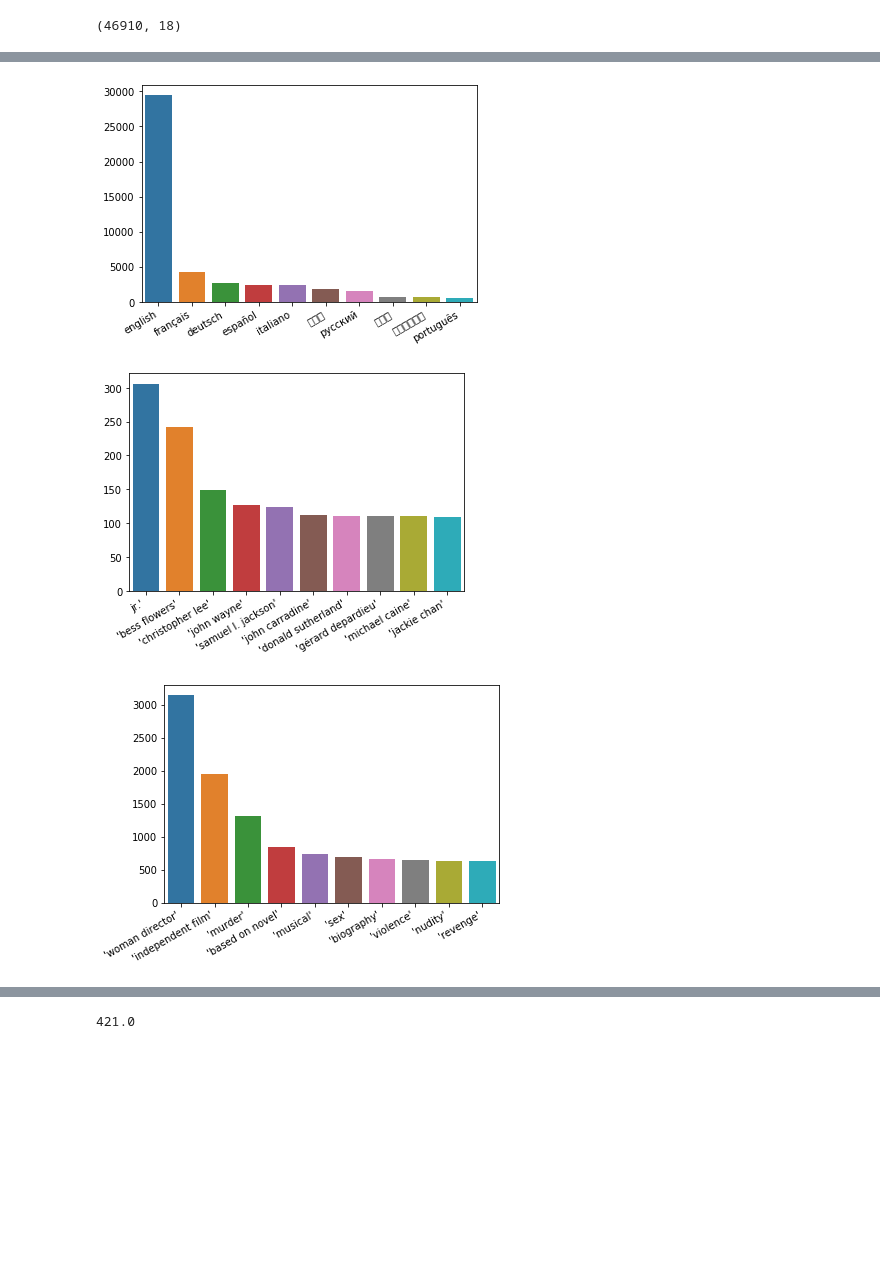
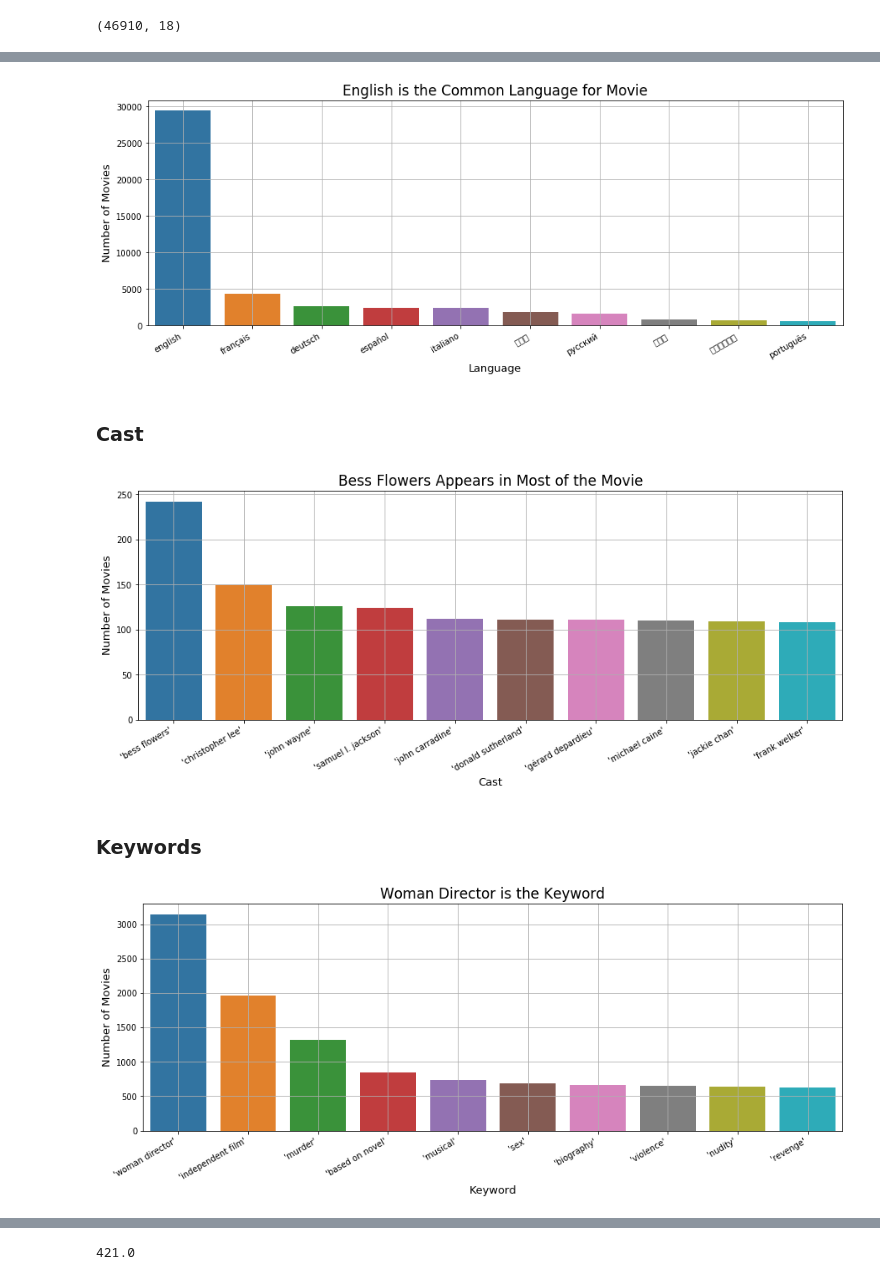
Before and after one commit to FreedomVAce/Movie_Recommendation_System, a Jupyter notebook: Movie_EDA_Recommendation_Engine.ipynb, the cells around one changed output, grey strips where cells are left out. Saved outputs shown, nothing was run; the diff lists cells and outputs as text; code cells hidden in the pictures; blank space fills up the shorter version.

```diff
--- a/Movie_EDA_Recommendation_Engine.ipynb
+++ b/Movie_EDA_Recommendation_Engine.ipynb
@@ -120,78 +162,87 @@ plt.show()
 # %%
 df['new_spoken_languages'] = df['new_spoken_languages'].apply( lambda x: re.sub('[%s]'%re.escape(string.punctuation),'',x))
 df['new_spoken_languages'] = df['new_spoken_languages'].apply( lambda x: x.lower())
 
 spoken_languages = [text for text in df['new_spoken_languages']]
 spoken_languages = ' '.join(spoken_languages).split()
-
 
 count_spoken_languages = Counter(spoken_languages)
 top_spoken_languages = count_spoken_languages.most_common(20)
 pd.DataFrame(top_spoken_languages);
 
 spoken_languages_words = [word[0] for word in top_spoken_languages]
 spoken_languages_counts = [word[1] for word in top_spoken_languages]
 
+plt.figure(figsize = (15,5))
 sns.barplot(x=spoken_languages_words[0:10], y=spoken_languages_counts[0:10])
 
 plt.xticks(rotation=30, ha='right')
-
+plt.title('English is the Common Language for Movie',fontsize = 17)
+plt.xlabel('Language',fontsize = 13)
+plt.ylabel('Number of Movies',fontsize = 13)
+plt.grid()
 plt.show()
 # %% [output]
-[figure, old version]
+[figure, new version]
+# %% [markdown]
+### Cast
 # %%
 df['new_cast'] = df['new_cast'].apply( lambda x: x.lower())
 df['new_cast'] = df['new_cast'].apply( lambda x: re.sub(('"\"'),' ',x))
 
-
 cast_member = [text for text in df['new_cast']]
-
-
 cast_list = []
 
 for i in range (0,len(cast_member)):
     x = cast_member[i].split(', ')
     cast_list.append(x)
 
-
 cast_list = flatten(cast_list)
-
-
 count_cast = Counter(cast_list)
-
-
 top_cast = count_cast.most_common(20)
 pd.DataFrame(top_cast);
 
 cast_words = [word[0] for word in top_cast]
 cast_counts = [word[1] for word in top_cast]
 
-sns.barplot(x=cast_words[1:11], y=cast_counts[1:11])
+plt.figure(figsize = (15,5))
+sns.barplot(x=cast_words[2:12], y=cast_counts[2:12])
 
 plt.xticks(rotation=30, ha='right');
+plt.title('Bess Flowers Appears in Most of the Movie',fontsize = 17)
+plt.xlabel('Cast',fontsize = 13)
+plt.ylabel('Number of Movies',fontsize = 13)
+plt.grid()
+plt.show()
 # %% [output]
-[figure, old version]
+[figure, new version]
+# %% [markdown]
+### Keywords
 # %%
 df['new_keywords'] = df['new_keywords'].apply( lambda x: x.lower())
 keywords = [text for text in df['new_keywords']]
 
 words = []
-
 for i in range (0,len(keywords)):
     x = keywords[i].split(', ')
     words.append(x)
 
 words = flatten(words)
 count_keywords = Counter(words)
-
 top_keywords = count_keywords.most_common(20)
 pd.DataFrame(top_keywords);
 
 keywords_words = [word[0] for word in top_keywords]
 keywords_counts = [word[1] for word in top_keywords]
 
+plt.figure(figsize = (15,5))
 sns.barplot(x=keywords_words[1:11], y=keywords_counts[1:11])
 
 plt.xticks(rotation=30, ha='right');
+plt.title('Woman Director is the Keyword',fontsize = 17)
+plt.xlabel('Keyword',fontsize = 13)
+plt.ylabel('Number of Movies',fontsize = 13)
+plt.grid()
+plt.show()
 # %% [output]
-[figure, old version]
+[figure, new version]
```
Also changed, not shown: parts of 53 cells of this notebook.
